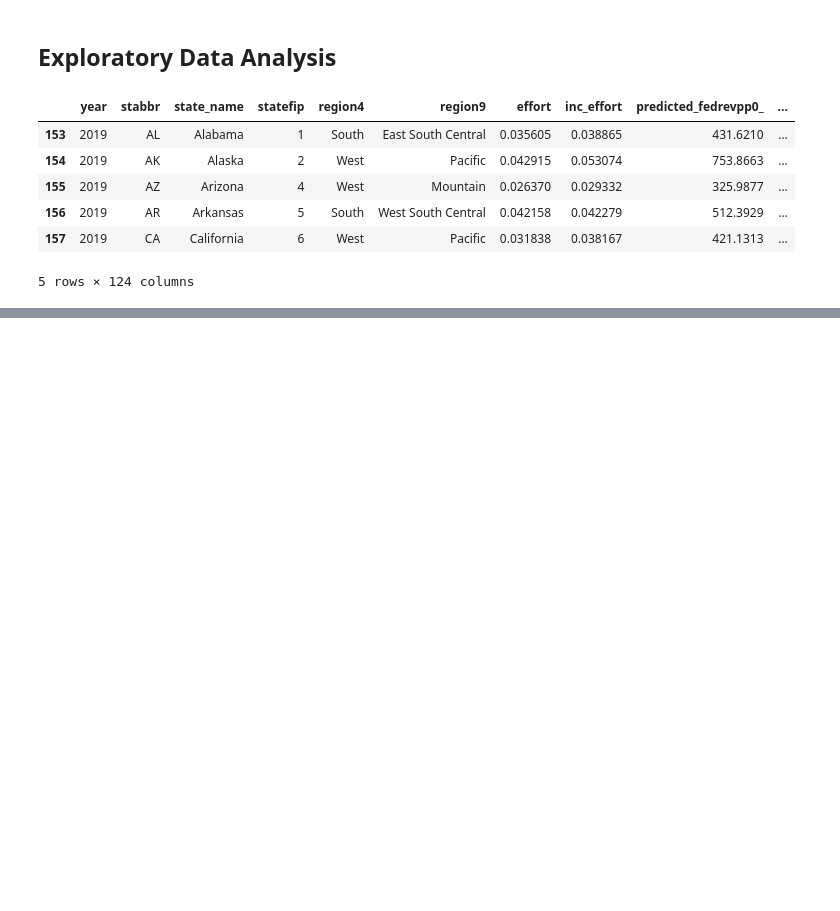
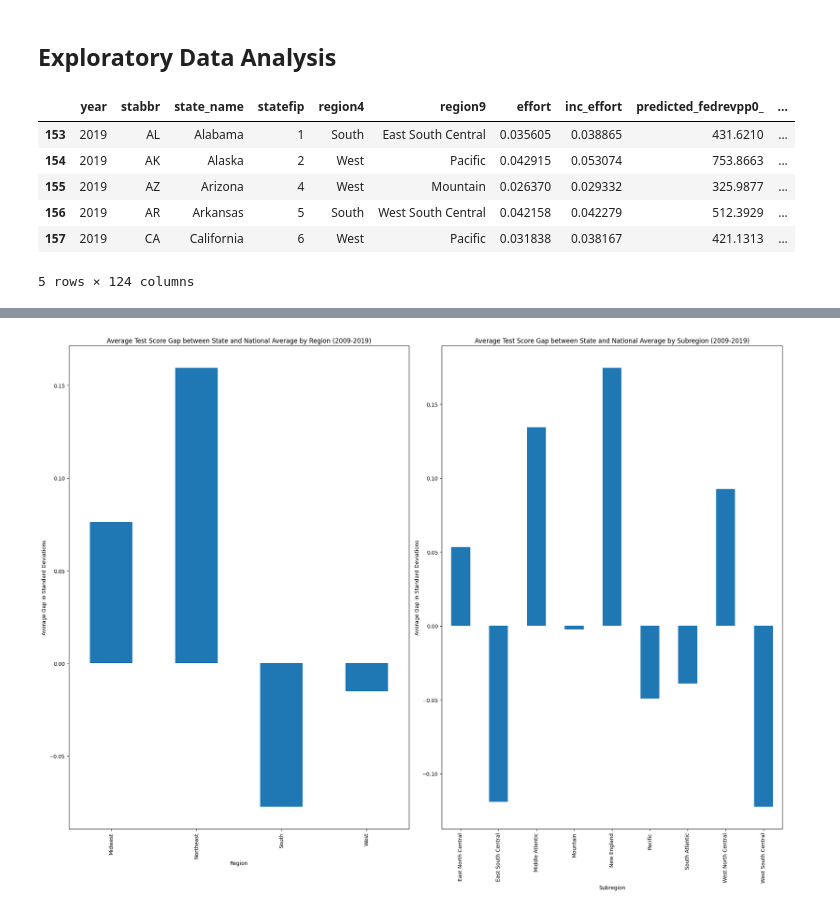
Before and after one commit to garland342/cs_1090a_project, a Jupyter notebook: cs1090a_project.ipynb, the cells around one changed output, grey strips where cells are left out. Saved outputs shown, nothing was run; the diff lists cells and outputs as text; code cells hidden in the pictures; blank space fills up the shorter version.

```diff
--- a/cs1090a_project.ipynb
+++ b/cs1090a_project.ipynb
@@ -33,4 +33,8 @@ df.head()
 # %%
 predictors_of_interest = ["year", "state_name", "stabbr", "region4", "region9", "effort", "inc_effort", "necm_ppcstot_state", "necm_fundinggap_state", "tchsalary25_30", "tchsalary31_40", "tchsalary41_50", "tchsalary51_60"]
 response_var = "necm_outcomegap_state"
+
+#Removed states with missing data for the response variable (Vermont, Alaska, Hawaii)
+filtered_df = df[predictors_of_interest + [response_var]].dropna(subset=[response_var]).reset_index(drop=True)
+filtered_df.info()
 # %% [output]
@@ -37,0 +58,17 @@ TypeError: agg function failed [how->mean,dtype->object]
+# %%
+fig, axes = plt.subplots(1, 2, figsize=(20, 15))
+
+filtered_df.groupby("region4")[response_var].mean().plot(kind="bar", ax=axes[0])
+axes[0].set_title("Average Test Score Gap between State and National Average by Region (2009-2019)")
+axes[0].set_xlabel("Region")
+axes[0].set_ylabel("Average Gap in Standard Deviations")
+
+
+filtered_df.groupby("region9")[response_var].mean().plot(kind="bar", ax=axes[1])
+axes[1].set_title("Average Test Score Gap between State and National Average by Subregion (2009-2019)")
+axes[1].set_xlabel("Subregion")
+axes[1].set_ylabel("Average Gap in Standard Deviations")
+plt.tight_layout()
+plt.show()
+# %% [output]
+[figure, added]
```
Also changed, not shown: parts of 5 cells of this notebook, 1 other file.
